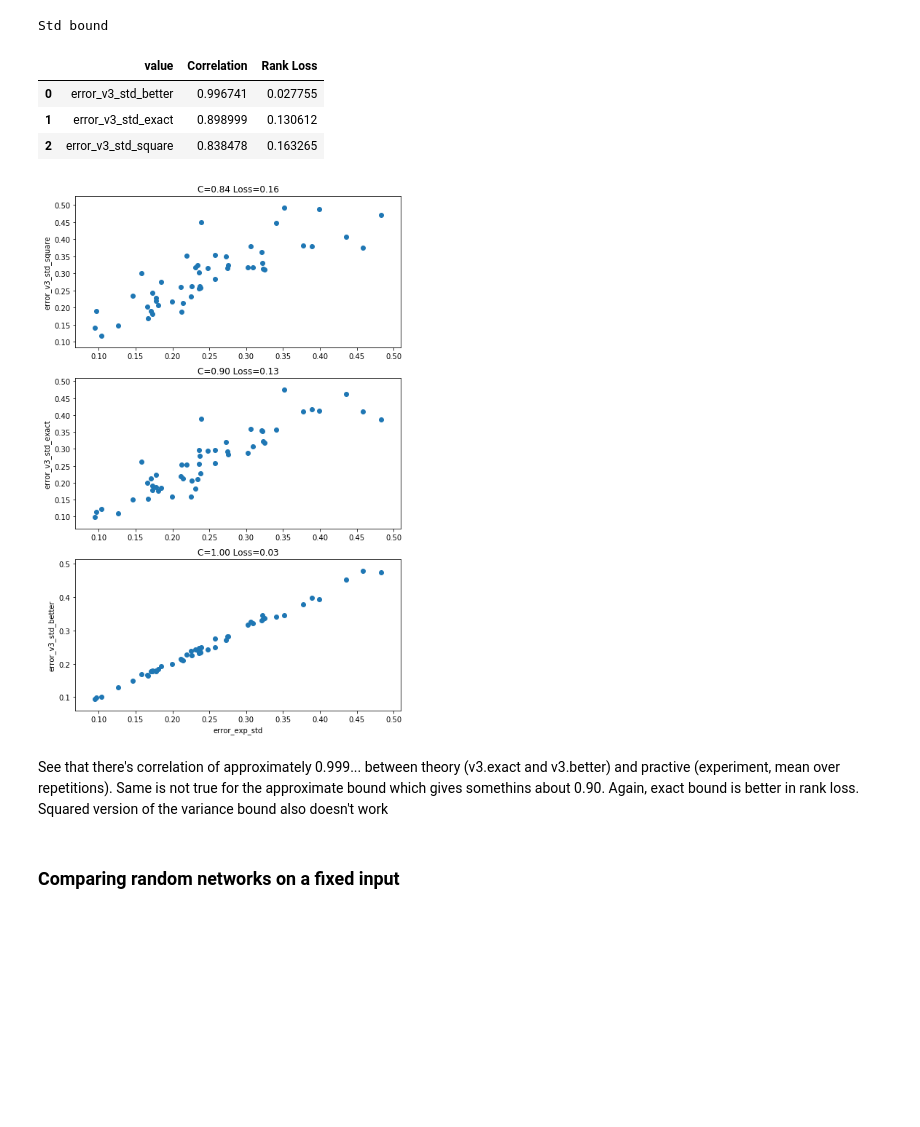
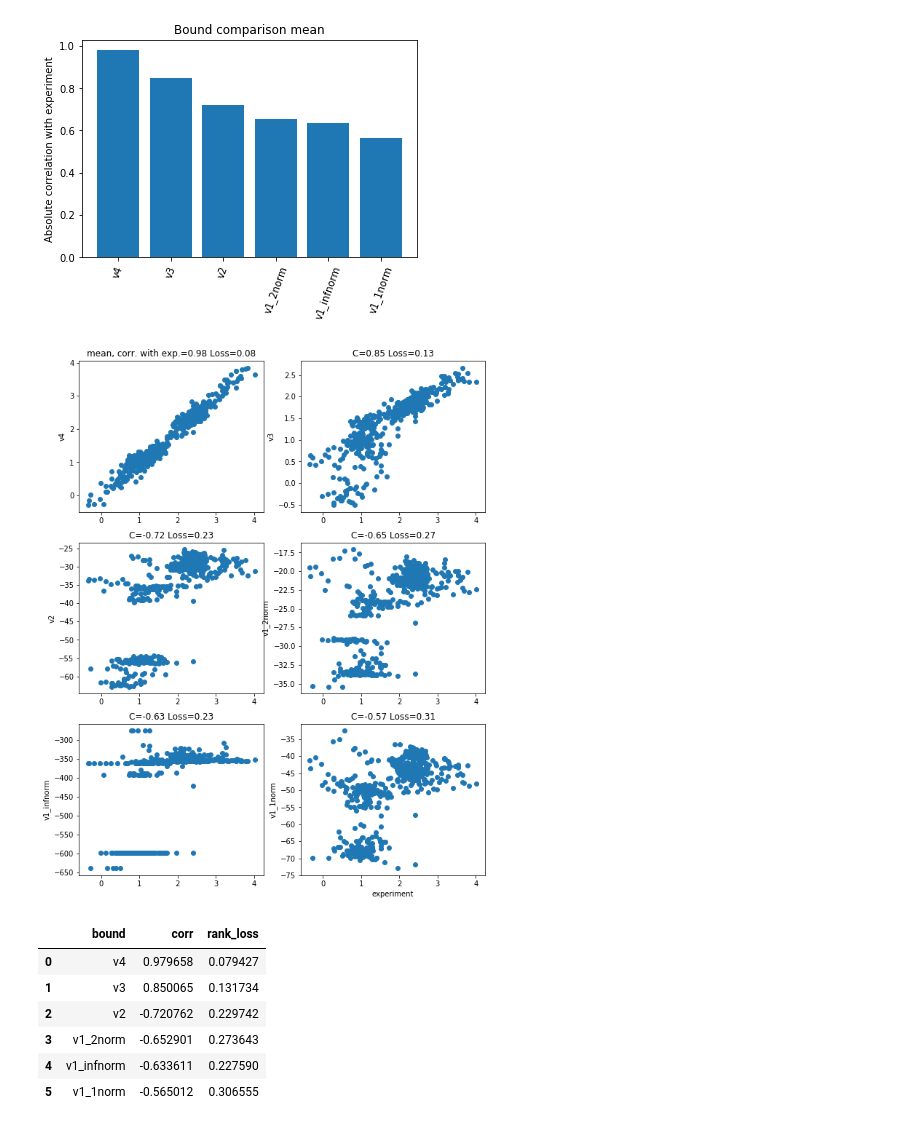
Before and after one commit to LPD-EPFL/nn-fault-tolerance, a Jupyter notebook: ErrorComparisonSimpleDataset.ipynb, the cells around one changed output. Drawn from its saved outputs; the diff is of its cells as text; code cells hidden in the pictures; blank space fills up the shorter version.

```diff
--- a/ErrorComparisonSimpleDataset.ipynb
+++ b/ErrorComparisonSimpleDataset.ipynb
@@ -124,47 +55,19 @@ Mean bound
-# %%
-# experimental error
-main_key = 'error_exp_std'
-
-# theoretical bounds
-other_keys = ['error_v3_std_exact', 'error_v3_std_square', 'error_v3_std_better']
-
-# all values
-all_keys = [main_key] + other_keys
-
-# dataframe
-data = pd.DataFrame({key: r[key].flatten() for key in all_keys})
-
-# correlation
-corr = data.corr()[main_key]
-
-# rank loss
-loss = {x: min(y, 1 - y) for x, y in compute_rank_losses(data, main_key).items()}
-
-# sorting by corr. coeff
-other_keys = sorted(other_keys, key = lambda key: np.abs(corr[key]))
-
-print('Std bound')
-
-# plotting scatter plots with experimental mean
-fig, axs = plt.subplots(3, 1, figsize=(8, 13))
-axs = axs.ravel()
-for i, key in enumerate(other_keys):
-    axs[i].set_title('C=%.2f Loss=%.2f' % (corr[key], loss[key]))
-    if i + 1 == len(other_keys):
-        axs[i].set_xlabel(main_key)
-    axs[i].set_ylabel(key)
-    axs[i].scatter(data[main_key], data[key] * np.sign(corr[key]))
-
-# List the best bounds
-pd.DataFrame([(key, corr[key], loss[key]) for key in other_keys[::-1]], columns = ['value', 'Correlation', 'Rank Loss'])
-# %% [output]
-Std bound
-|  | value | Correlation | Rank Loss |
-| 0 | error_v3_std_better | 0.996741 | 0.027755 |
-| 1 | error_v3_std_exact | 0.898999 | 0.130612 |
-| 2 | error_v3_std_square | 0.838478 | 0.163265 |
-[figure, removed]
-# %% [markdown]
-See that there's correlation of approximately 0.999... between theory (v3.exact and v3.better) and practive (experiment, mean over repetitions). Same is not true for the approximate bound which gives somethins about 0.90. Again, exact bound is better in rank loss. Squared version of the variance bound also doesn't work
-# %% [markdown]
-### Comparing random networks on a fixed input
+# %%
+# obtaining data points
+data = exp.get_inputs('all')
+
+# obtaining errors and bounds for data points
+rmean, rstd = exp.run(data, repetitions = 10000)
+# %%
+# showing results for mean
+exp.process_scalar_output(rmean, 'mean')
+# %% [output]
+[figure, added]
+[figure, added]
+|  | bound | corr | rank_loss |
+| 0 | v4 | 0.979658 | 0.079427 |
+| 1 | v3 | 0.850065 | 0.131734 |
+| 2 | v2 | -0.720762 | 0.229742 |
+| 3 | v1_2norm | -0.652901 | 0.273643 |
+| 4 | v1_infnorm | -0.633611 | 0.227590 |
+| 5 | v1_1norm | -0.565012 | 0.306555 |
```
Also changed, not shown: parts of 17 cells of this notebook, 3 other files.
